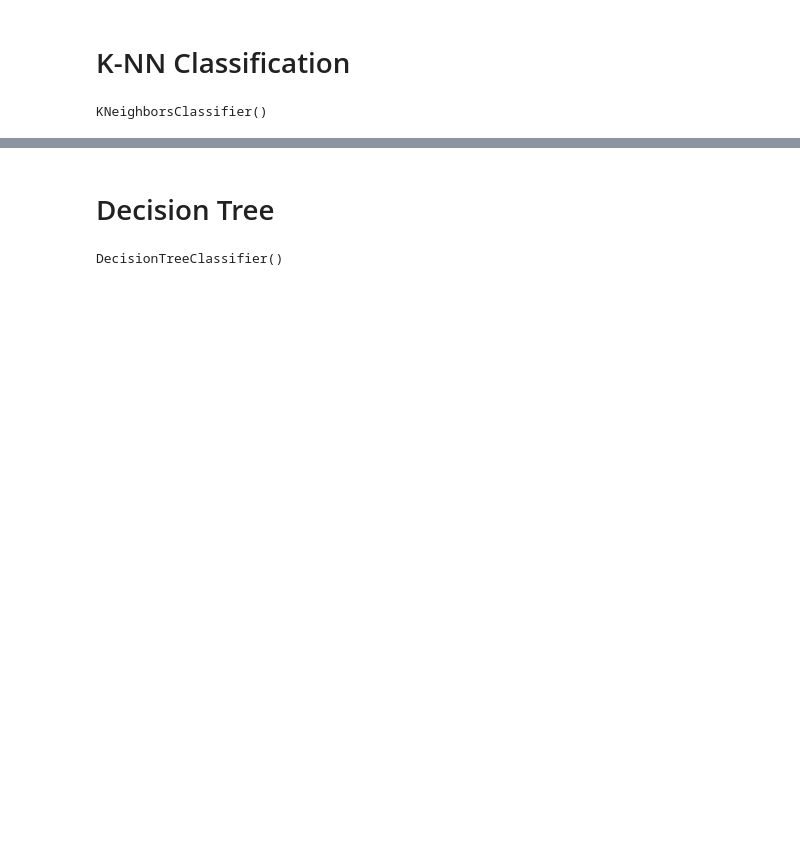
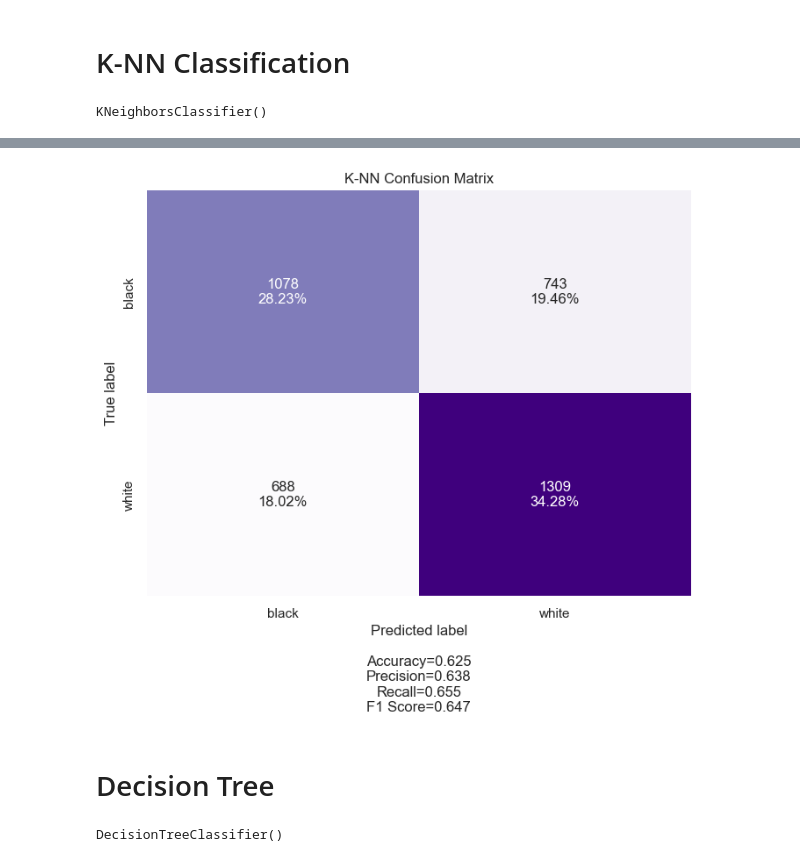
Before and after one commit to heysteph/FinalProject, a Jupyter notebook: notebook.ipynb, the cells around one changed output, grey strips where cells are left out. Cells and saved outputs as stored; diff of their text form; code cells hidden in the pictures; blank space fills up the shorter version.

```diff
--- a/notebook.ipynb
+++ b/notebook.ipynb
@@ -346,5 +308,12 @@ weighted avg       0.62      0.62      0.62      4008
 # %%
 prob_mod2 = mod2.predict_proba(x_test)
+# %%
+# Confusion Matrix
+cf_mod2 = confusion_matrix(y_test, ypred_mod2)
+my.make_confusion_matrix(cf_mod2, figsize=(8,6), cbar=False, categories = ["black","white"], cmap="Purples", title = "K-NN Confusion Matrix")
+plt.savefig('cf_mod2.png', bbox_inches = 'tight')
+# %% [output]
+[figure, added]
 # %% [markdown]
 # Decision Tree
 # %%
```
Also changed, not shown: parts of 32 cells of this notebook, 8 other files.
